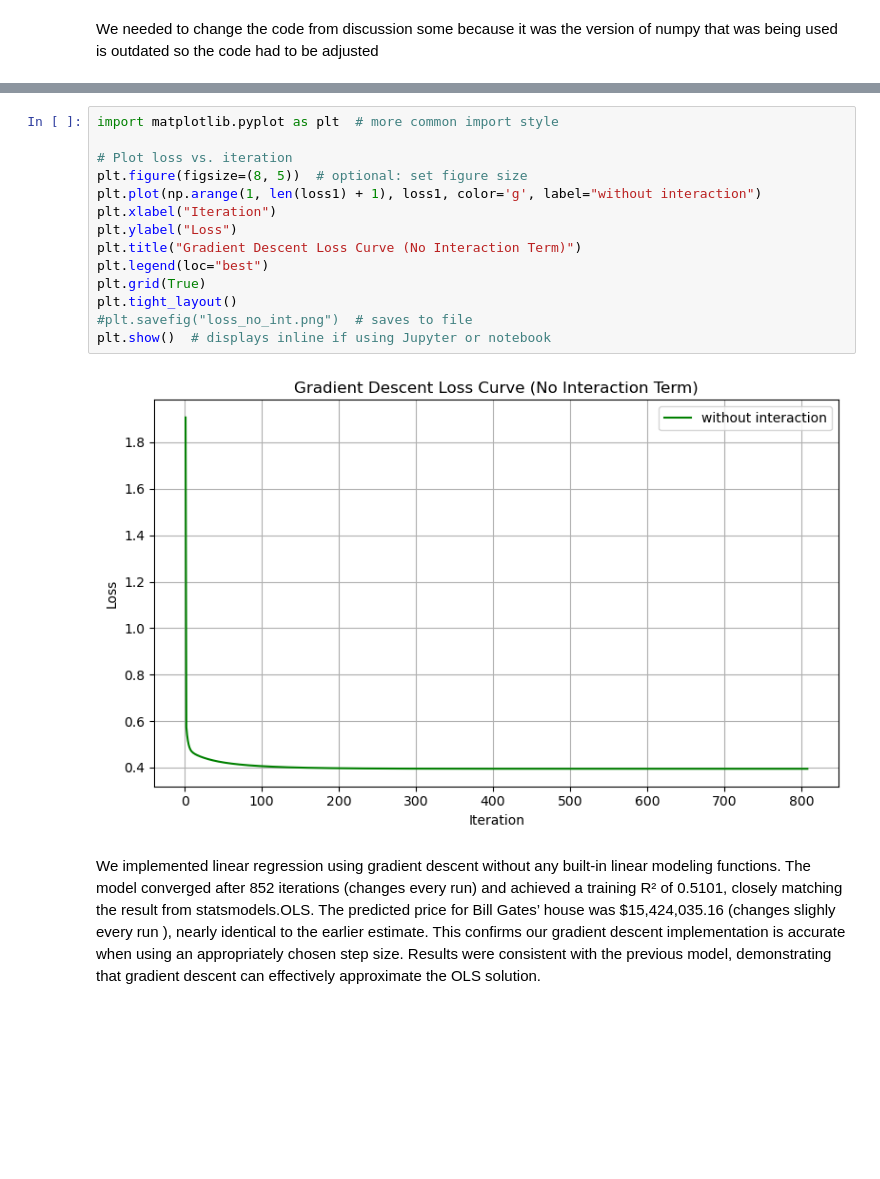
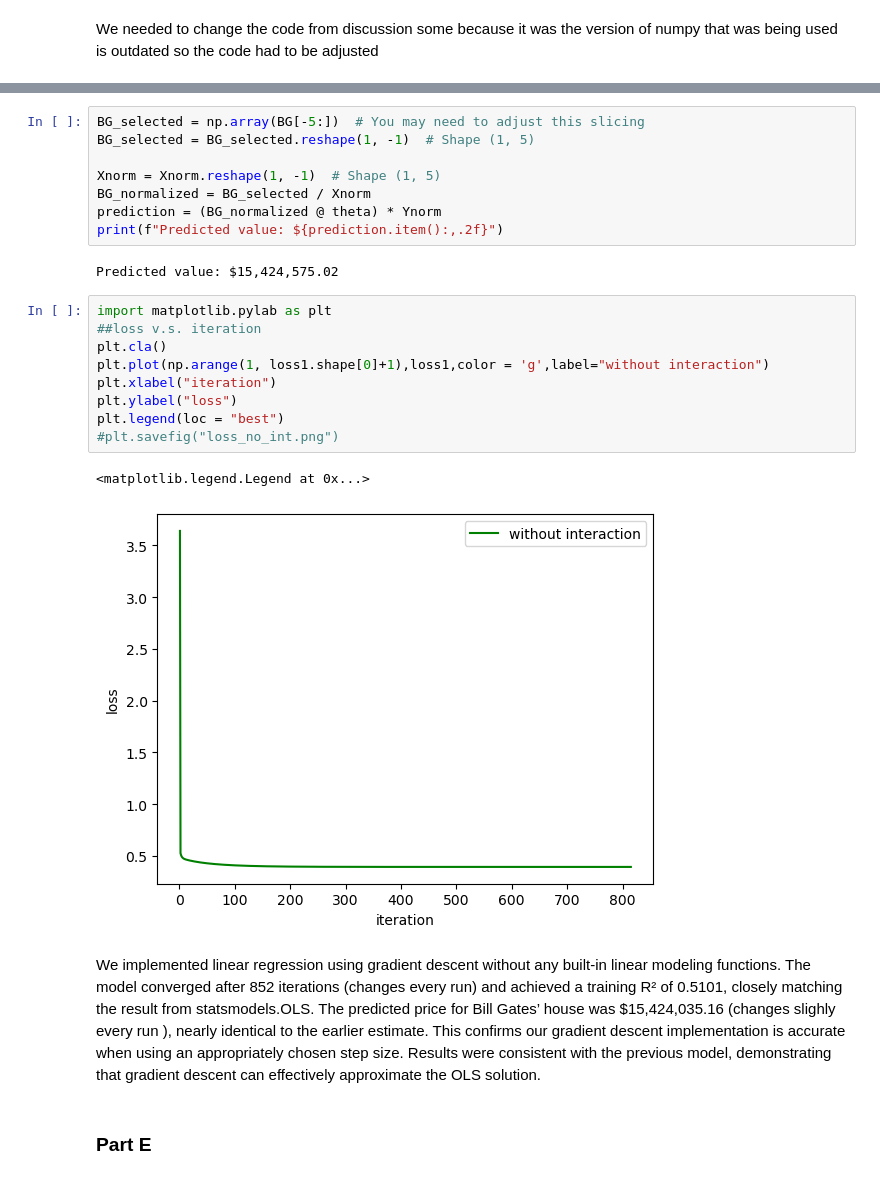
Before and after one commit to snaderi2000/STA243, a Jupyter notebook: SN_HW2.ipynb, the cells around one changed output, grey strips where cells are left out. Cells and saved outputs as stored; diff of their text form; blank space fills up the shorter version.

```diff
--- a/SN_HW2.ipynb
+++ b/SN_HW2.ipynb
@@ -236,18 +222,26 @@ Predicted Price for BG's House: $15,424,000.86
+# %%
+BG_selected = np.array(BG[-5:])  # You may need to adjust this slicing
+BG_selected = BG_selected.reshape(1, -1)  # Shape (1, 5)
+
+Xnorm = Xnorm.reshape(1, -1)  # Shape (1, 5)
+BG_normalized = BG_selected / Xnorm
+prediction = (BG_normalized @ theta) * Ynorm
+print(f"Predicted value: ${prediction.item():,.2f}")
+# %% [output]
+Predicted value: $15,424,575.02
 # %%
-import matplotlib.pyplot as plt  # more common import style
-
-# Plot loss vs. iteration
-plt.figure(figsize=(8, 5))  # optional: set figure size
-plt.plot(np.arange(1, len(loss1) + 1), loss1, color='g', label="without interaction")
-plt.xlabel("Iteration")
-plt.ylabel("Loss")
-plt.title("Gradient Descent Loss Curve (No Interaction Term)")
-plt.legend(loc="best")
-plt.grid(True)
-plt.tight_layout()
-#plt.savefig("loss_no_int.png")  # saves to file
-plt.show()  # displays inline if using Jupyter or notebook
+import matplotlib.pylab as plt
+##loss v.s. iteration
+plt.cla()
+plt.plot(np.arange(1, loss1.shape[0]+1),loss1,color = 'g',label="without interaction")
+plt.xlabel("iteration")
+plt.ylabel("loss")
+plt.legend(loc = "best")
+#plt.savefig("loss_no_int.png")
 # %% [output]
+<matplotlib.legend.Legend at 0x...>
-[figure, old version]
+[figure, new version]
 # %% [markdown]
 We implemented linear regression using gradient descent without any built-in linear modeling functions. The model converged after 852 iterations (changes every run) and achieved a training R² of 0.5101, closely matching the result from statsmodels.OLS. The predicted price for Bill Gates’ house was $15,424,035.16 (changes slighly every run ), nearly identical to the earlier estimate. This confirms our gradient descent implementation is accurate when using an appropriately chosen step size. Results were consistent with the previous model, demonstrating that gradient descent can effectively approximate the OLS solution.
+# %% [markdown]
+### Part E
```
Also changed, not shown: parts of 9 cells of this notebook, 1 other file.
